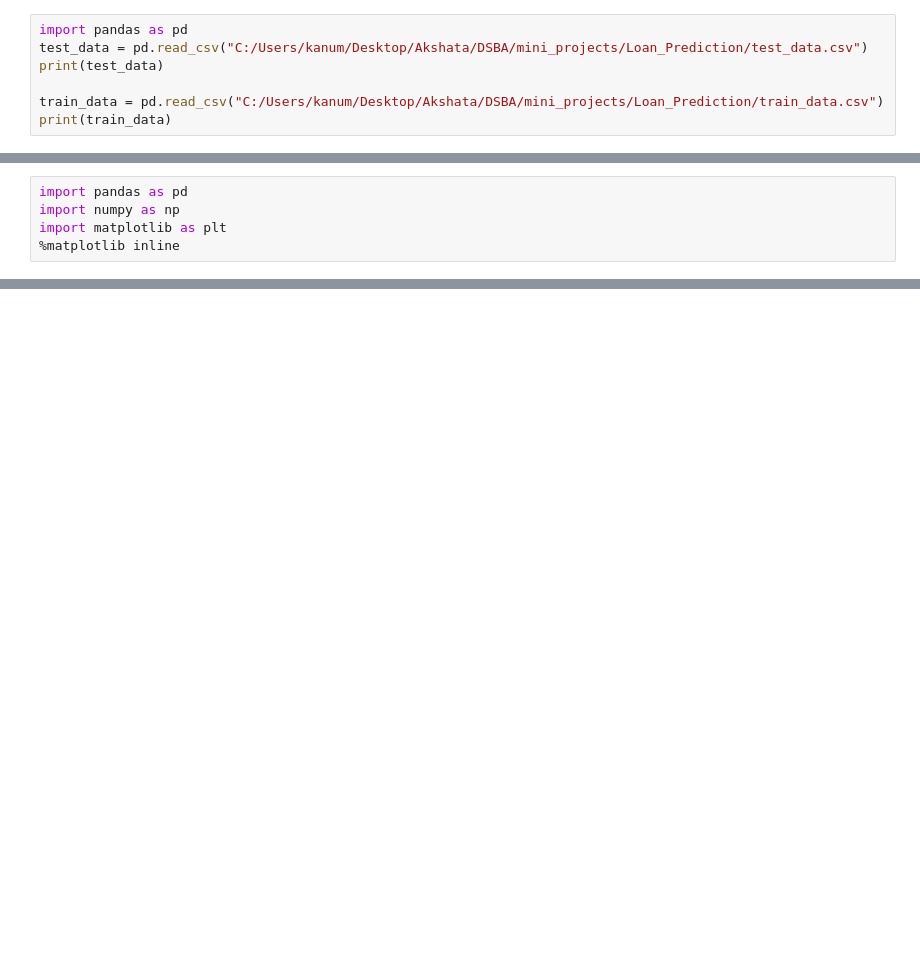
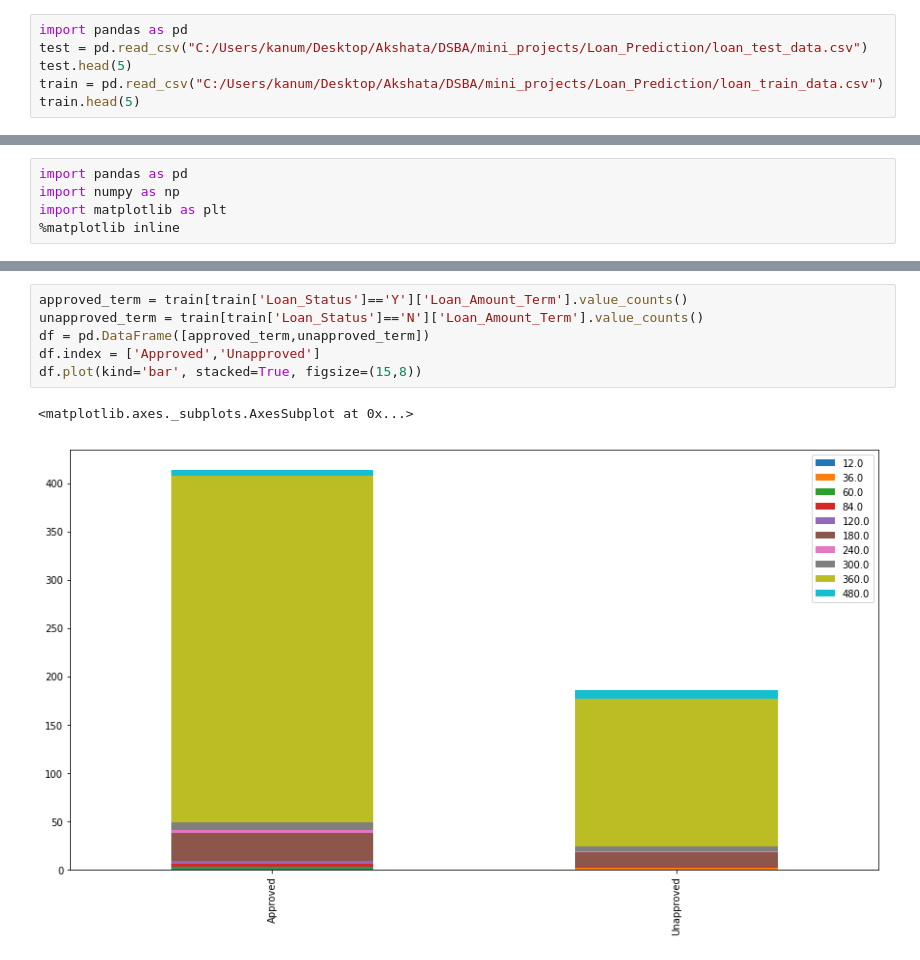
Before and after one commit to akanumur/Begineer-Level-Data-Science-Projects, a Jupyter notebook: Loan_project.ipynb, the cells around one changed output, grey strips where cells are left out. Saved outputs shown, nothing was run; the diff lists cells and outputs as text; blank space fills up the shorter version.

```diff
--- a/Loan_project.ipynb
+++ b/Loan_project.ipynb
@@ -1,8 +1,7 @@
 # %%
 import pandas as pd
-test_data = pd.read_csv("C:/Users/kanum/Desktop/Akshata/DSBA/mini_projects/Loan_Prediction/test_data.csv")
-print(test_data)
-
-train_data = pd.read_csv("C:/Users/kanum/Desktop/Akshata/DSBA/mini_projects/Loan_Prediction/train_data.csv")
-print(train_data)
+test = pd.read_csv("C:/Users/kanum/Desktop/Akshata/DSBA/mini_projects/Loan_Prediction/loan_test_data.csv")
+test.head(5)
+train = pd.read_csv("C:/Users/kanum/Desktop/Akshata/DSBA/mini_projects/Loan_Prediction/loan_train_data.csv")
+train.head(5)
 # %% [output]
@@ -308,0 +238,9 @@ Cross-Validation Score : 81.109%
+# %%
+approved_term = train[train['Loan_Status']=='Y']['Loan_Amount_Term'].value_counts()
+unapproved_term = train[train['Loan_Status']=='N']['Loan_Amount_Term'].value_counts()
+df = pd.DataFrame([approved_term,unapproved_term])
+df.index = ['Approved','Unapproved']
+df.plot(kind='bar', stacked=True, figsize=(15,8))
+# %% [output]
+<matplotlib.axes._subplots.AxesSubplot at 0x...>
+[figure, added]
```
Also changed, not shown: parts of 89 cells of this notebook.
